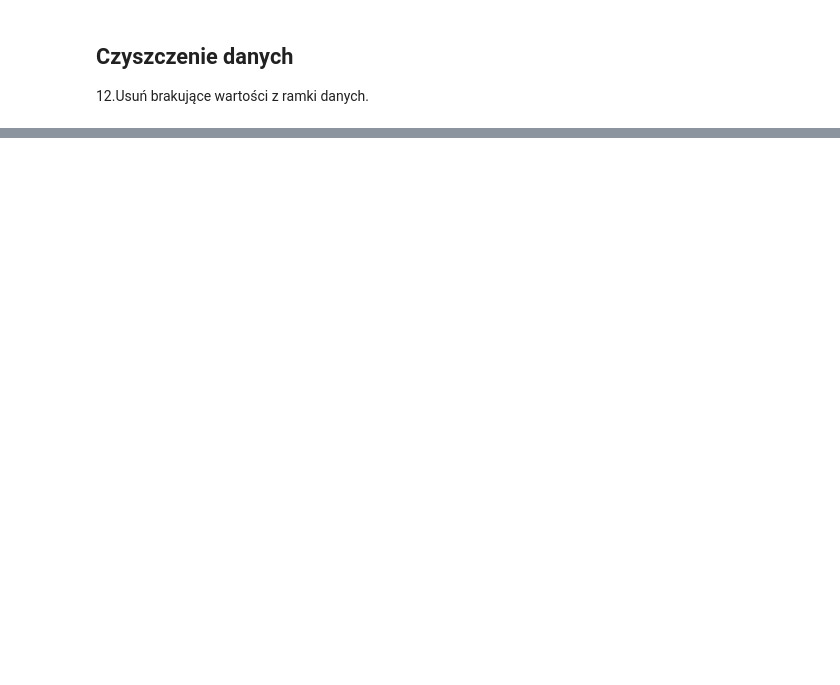
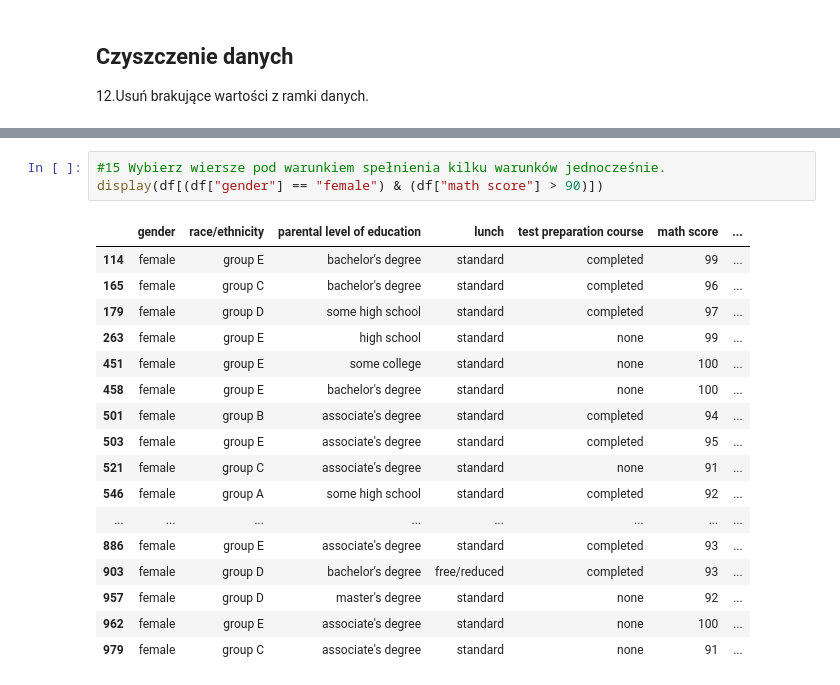
Before and after one commit to DawLip/NOD, a Jupyter notebook: 1.ipynb, the cells around one changed output, grey strips where cells are left out. Saved outputs shown, nothing was run; the diff lists cells and outputs as text; blank space fills up the shorter version.

```diff
--- a/1.ipynb
+++ b/1.ipynb
@@ -99,0 +284,21 @@ sposoby.
+# %%
+#15 Wybierz wiersze pod warunkiem spełnienia kilku warunków jednocześnie.
+display(df[(df["gender"] == "female") & (df["math score"] > 90)])
+# %% [output]
+|  | gender | race/ethnicity | parental level of education | lunch | test preparation course | math score | ... |
+| 114 | female | group E | bachelor's degree | standard | completed | 99 | ... |
+| 165 | female | group C | bachelor's degree | standard | completed | 96 | ... |
+| 179 | female | group D | some high school | standard | completed | 97 | ... |
+| 263 | female | group E | high school | standard | none | 99 | ... |
+| 451 | female | group E | some college | standard | none | 100 | ... |
+| 458 | female | group E | bachelor's degree | standard | none | 100 | ... |
+| 501 | female | group B | associate's degree | standard | completed | 94 | ... |
+| 503 | female | group E | associate's degree | standard | completed | 95 | ... |
+| 521 | female | group C | associate's degree | standard | none | 91 | ... |
+| 546 | female | group A | some high school | standard | completed | 92 | ... |
+| ... | ... | ... | ... | ... | ... | ... | ... |
+| 886 | female | group E | associate's degree | standard | completed | 93 | ... |
+| 903 | female | group D | bachelor's degree | free/reduced | completed | 93 | ... |
+| 957 | female | group D | master's degree | standard | none | 92 | ... |
+| 962 | female | group E | associate's degree | standard | none | 100 | ... |
+| 979 | female | group C | associate's degree | standard | none | 91 | ... |
```
Also changed, not shown: parts of 52 cells of this notebook.
